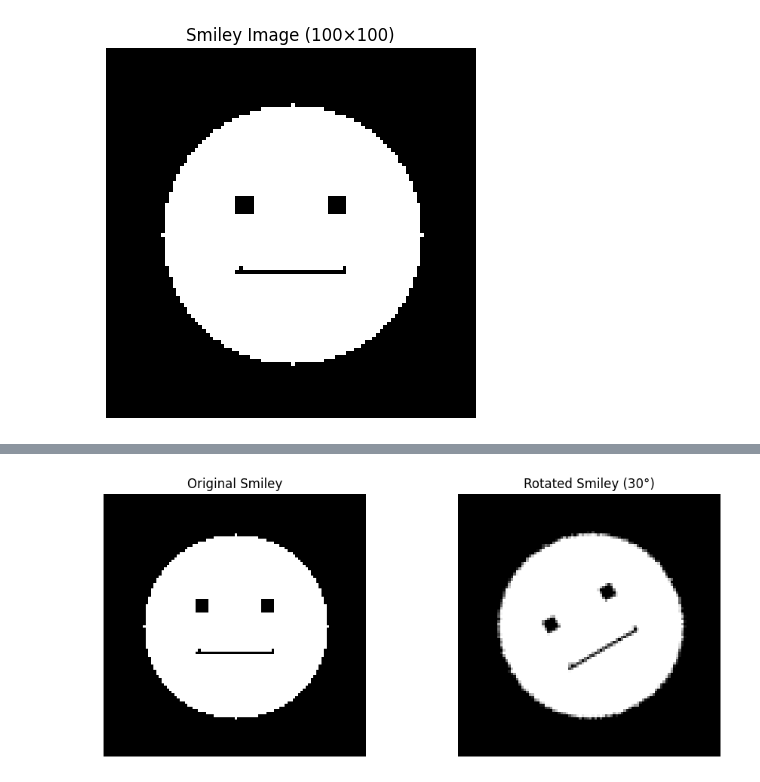
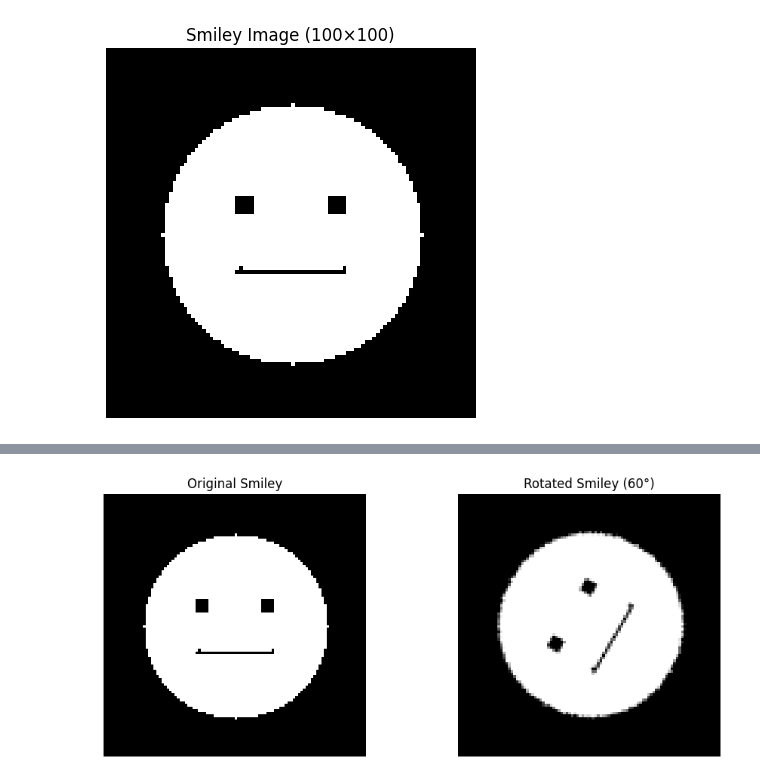
Before and after one commit to Alucardvolxe/test, a Jupyter notebook: test.ipynb, the cells around one changed output, grey strips where cells are left out. Saved outputs shown, nothing was run; the diff lists cells and outputs as text; code cells hidden in the pictures.

```diff
--- a/test.ipynb
+++ b/test.ipynb
@@ -486,32 +428,32 @@ img[40:45, 35:40] = 0  # left eye
 img[40:45, 60:65] = 0  # right eye
 
 # Smile (make a thin line)
 img[60, 35:65] = 0
 img[59, 36] = 0
 img[59, 64] = 0
 
 # -------------------------
 # Step 2: Rotate using scipy.ndimage.rotate
 # -------------------------
-angle_deg = 30
+angle_deg = 60
 rotated_img = rotate(img, angle_deg, reshape=False, order=1, mode='nearest')
 
 # -------------------------
 # Step 3: Display
 # -------------------------
 plt.figure(figsize=(10, 4))
 
 plt.subplot(1, 2, 1)
 plt.imshow(img, cmap='gray')
 plt.title("Original Smiley")
 plt.axis('off')
 
 plt.subplot(1, 2, 2)
 plt.imshow(rotated_img, cmap='gray')
 plt.title(f"Rotated Smiley ({angle_deg}°)")
 plt.axis('off')
 
 plt.tight_layout()
 plt.show()
 # %% [output]
-[figure, old version]
+[figure, new version]
```
Also changed, not shown: parts of 11 cells of this notebook.
